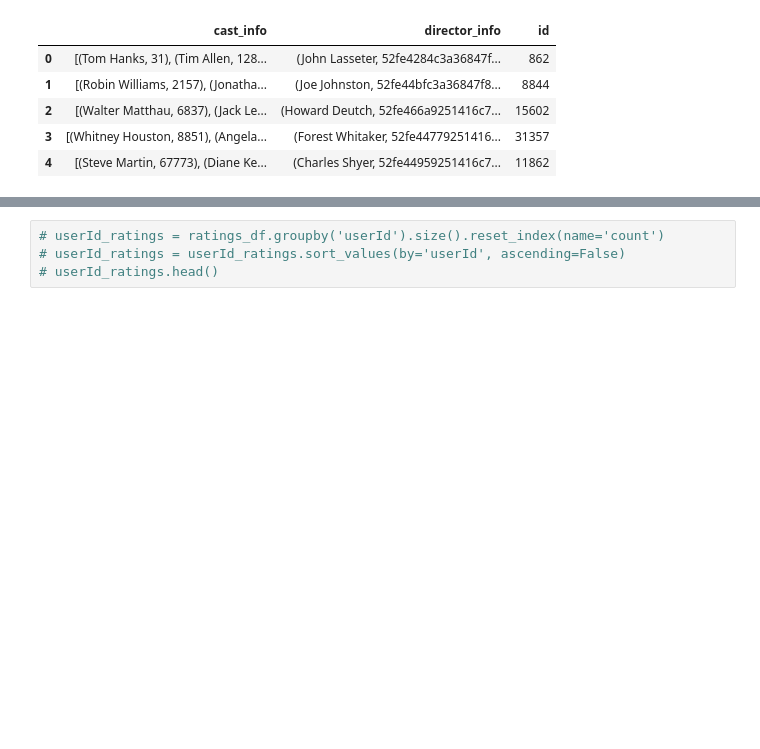
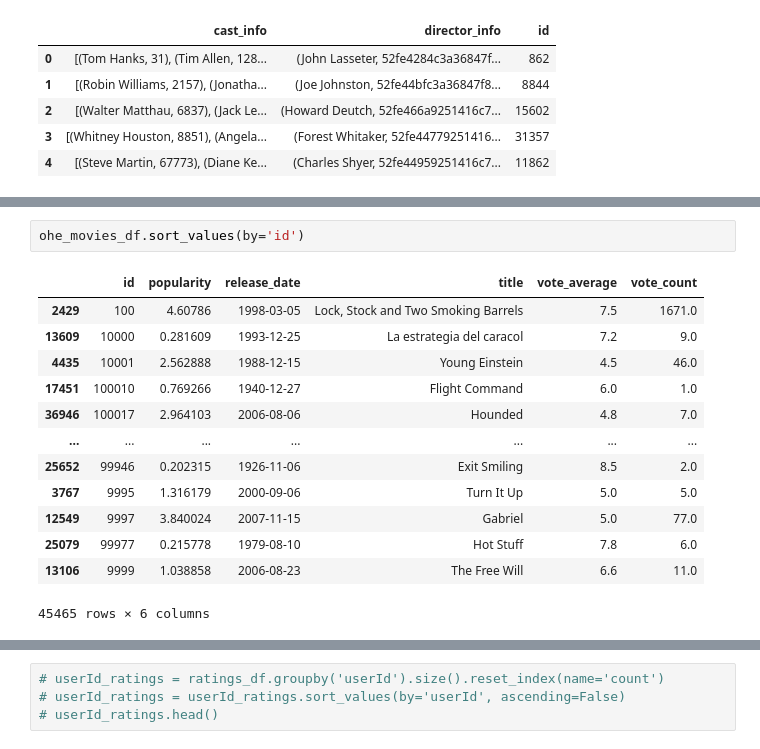
Before and after one commit to Laan33/Rec-Genie, a Jupyter notebook: cold-start-poc/RecGenie.ipynb, the cells around one changed output, grey strips where cells are left out. Saved outputs shown, nothing was run; the diff lists cells and outputs as text; blank space fills up the shorter version.

```diff
--- a/cold-start-poc/RecGenie.ipynb
+++ b/cold-start-poc/RecGenie.ipynb
@@ -341,2 +372,18 @@ ohe_movies_df
+# %%
+ohe_movies_df.sort_values(by='id')
+# %% [output]
+|  | id | popularity | release_date | title | vote_average | vote_count |
+| 2429 | 100 | 4.60786 | 1998-03-05 | Lock, Stock and Two Smoking Barrels | 7.5 | 1671.0 |
+| 13609 | 10000 | 0.281609 | 1993-12-25 | La estrategia del caracol | 7.2 | 9.0 |
+| 4435 | 10001 | 2.562888 | 1988-12-15 | Young Einstein | 4.5 | 46.0 |
+| 17451 | 100010 | 0.769266 | 1940-12-27 | Flight Command | 6.0 | 1.0 |
+| 36946 | 100017 | 2.964103 | 2006-08-06 | Hounded | 4.8 | 7.0 |
+| ... | ... | ... | ... | ... | ... | ... |
+| 25652 | 99946 | 0.202315 | 1926-11-06 | Exit Smiling | 8.5 | 2.0 |
+| 3767 | 9995 | 1.316179 | 2000-09-06 | Turn It Up | 5.0 | 5.0 |
+| 12549 | 9997 | 3.840024 | 2007-11-15 | Gabriel | 5.0 | 77.0 |
+| 25079 | 99977 | 0.215778 | 1979-08-10 | Hot Stuff | 7.8 | 6.0 |
+| 13106 | 9999 | 1.038858 | 2006-08-23 | The Free Will | 6.6 | 11.0 |
+45465 rows × 6 columns
 # %%
 # ratings_df.shape
```
Also changed, not shown: parts of 19 cells of this notebook.
